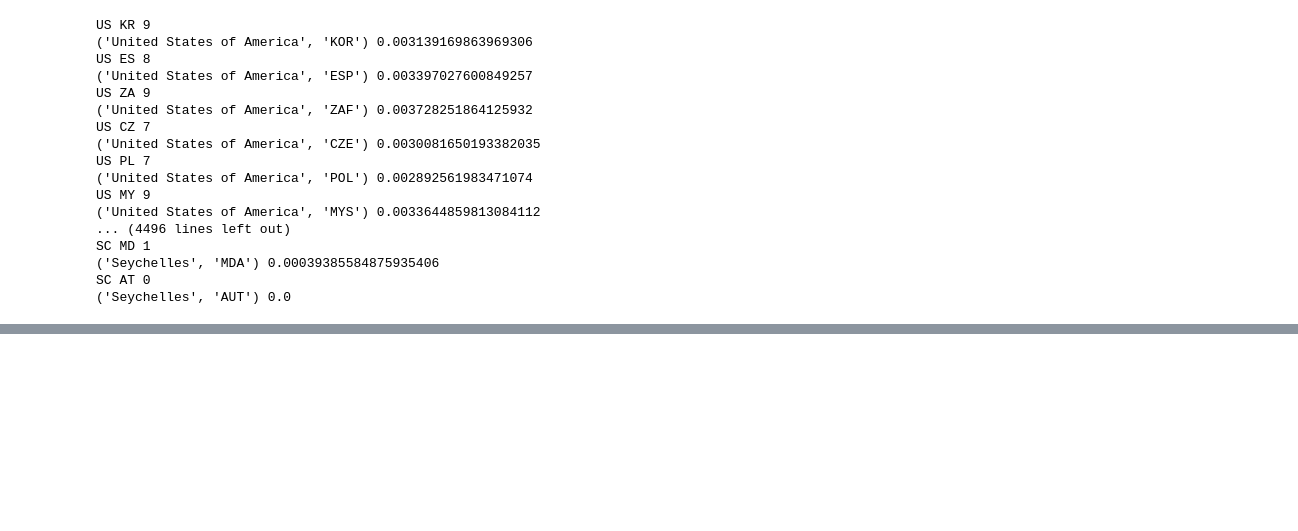
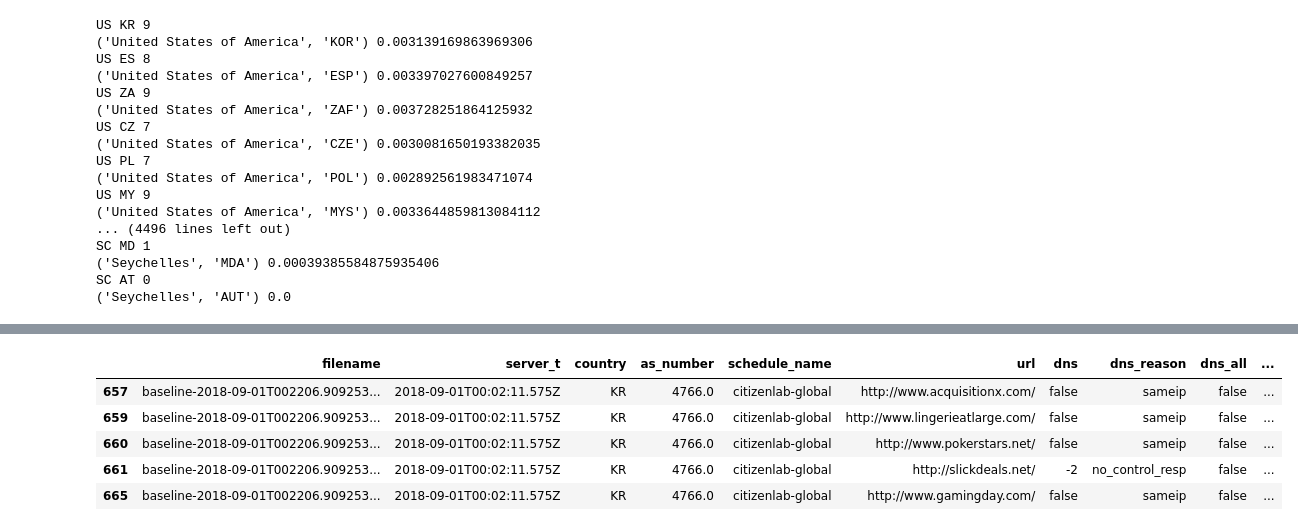
Before and after one commit to lilybhattacharjee5/polisci-vis, a Jupyter notebook: notebooks/iclab-data-files.ipynb, the cells around one changed output, grey strips where cells are left out. Drawn from its saved outputs; the diff is of its cells as text; code cells hidden in the pictures; blank space fills up the shorter version.

```diff
--- a/notebooks/iclab-data-files.ipynb
+++ b/notebooks/iclab-data-files.ipynb
@@ -204,0 +222,9 @@ with open('../new-combined-similarities.json', 'w') as json_file:
+# %%
+iclab.loc[iclab['http_status'] == 200].head()
+# %% [output]
+|  | filename | server_t | country | as_number | schedule_name | url | dns | dns_reason | dns_all | ... |
+| 657 | baseline-2018-09-01T002206.909253... | 2018-09-01T00:02:11.575Z | KR | 4766.0 | citizenlab-global | http://www.acquisitionx.com/ | false | sameip | false | ... |
+| 659 | baseline-2018-09-01T002206.909253... | 2018-09-01T00:02:11.575Z | KR | 4766.0 | citizenlab-global | http://www.lingerieatlarge.com/ | false | sameip | false | ... |
+| 660 | baseline-2018-09-01T002206.909253... | 2018-09-01T00:02:11.575Z | KR | 4766.0 | citizenlab-global | http://www.pokerstars.net/ | false | sameip | false | ... |
+| 661 | baseline-2018-09-01T002206.909253... | 2018-09-01T00:02:11.575Z | KR | 4766.0 | citizenlab-global | http://slickdeals.net/ | -2 | no_control_resp | false | ... |
+| 665 | baseline-2018-09-01T002206.909253... | 2018-09-01T00:02:11.575Z | KR | 4766.0 | citizenlab-global | http://www.gamingday.com/ | false | sameip | false | ... |
```
Also changed, not shown: parts of 11 cells of this notebook.
